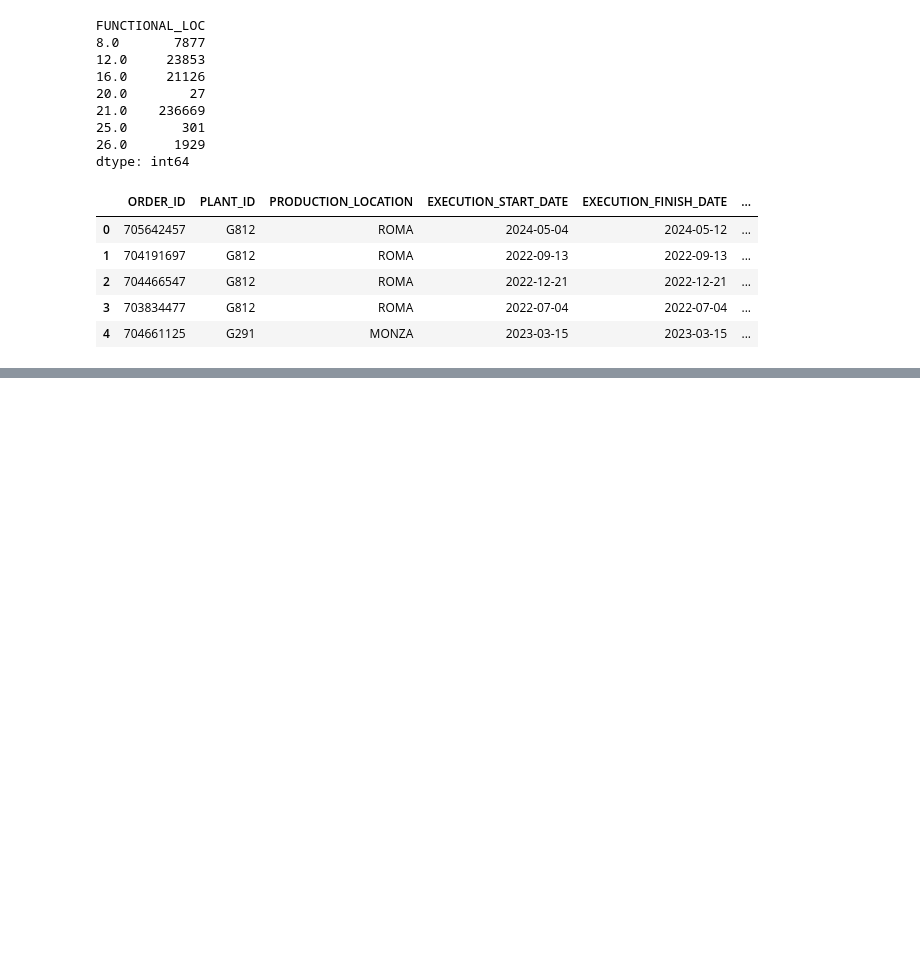
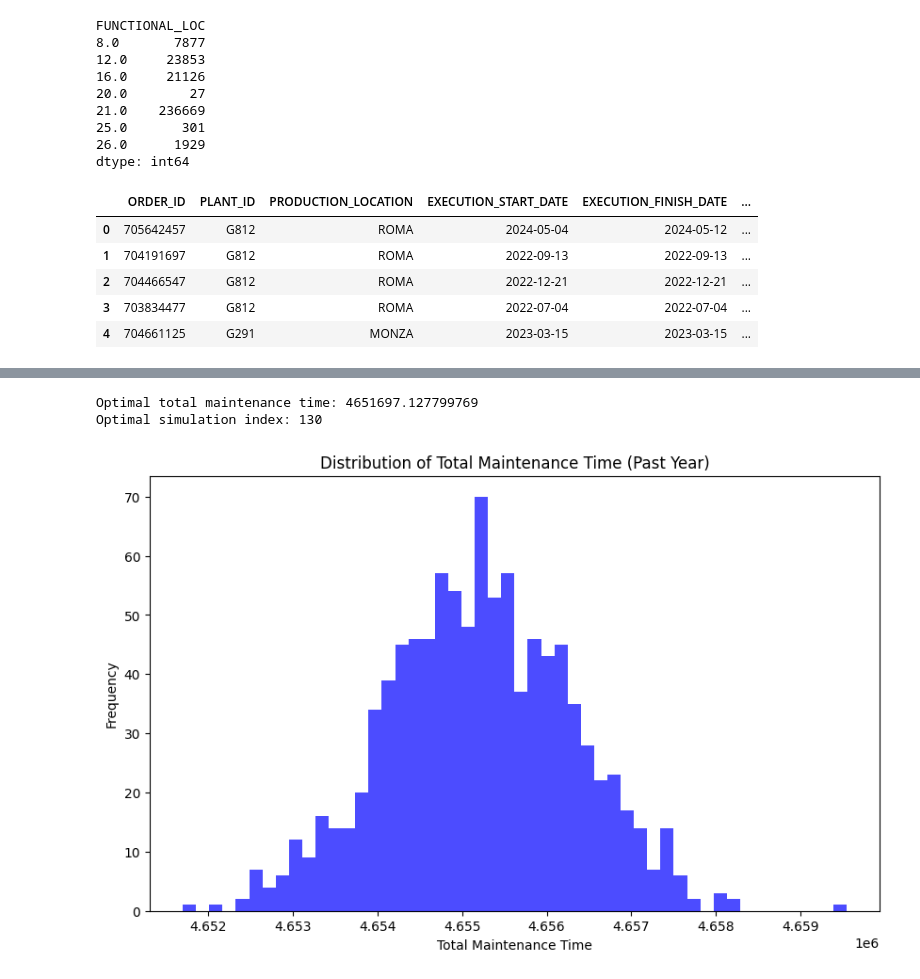
Before and after one commit to griffin-brown-95/GLB-Capstone-2, a Jupyter notebook: eda.ipynb, the cells around one changed output, grey strips where cells are left out. Cells and saved outputs as stored; diff of their text form; code cells hidden in the pictures; blank space fills up the shorter version.

```diff
--- a/eda.ipynb
+++ b/eda.ipynb
@@ -476,0 +728,50 @@ filtered_selected_df
+# %%
+# Define the date range (e.g., simulate the past year)
+one_year_ago = pd.Timestamp.today() - pd.DateOffset(years=1)
+
+# Filter the DataFrame to include only jobs from the past year
+df_lifespan_filtered = df_lifespan[df_lifespan['EXECUTION_START_DATE'] >= one_year_ago].copy()
+
+# Parameters
+num_simulations = 1000  # Number of Monte Carlo simulations
+num_jobs = len(df_lifespan_filtered)  # Number of jobs in the past year
+
+# Create a placeholder for the simulation results
+sim_results = []
+
+# Monte Carlo simulation loop
+for i in range(num_simulations):
+    # Simulate the random 'LIFE' and 'MAINTENANCE TIME' for each job in the past year
+    df_lifespan_filtered['SIMULATED_LIFE'] = np.random.normal(df_lifespan_filtered['MEAN_LIFESPAN'], 0.2)  # Simulated lifespan
+    df_lifespan_filtered['SIMULATED_MAINTENANCE_TIME'] = np.random.normal(df_lifespan_filtered['MEAN_TIME_MAINTENENCE'], 5)  # Simulated maintenance time
+
+    # Simulate the next job start dates based on the random 'SIMULATED_LIFE'
+    df_lifespan_filtered['SIMULATED_START_DATE'] = df_lifespan_filtered['EXECUTION_START_DATE'] + pd.to_timedelta(df_lifespan_filtered['SIMULATED_LIFE'], unit='D')
+
+    # Calculate the total downtime or total maintenance time for each simulation
+    total_maintenance_time = df_lifespan_filtered['SIMULATED_MAINTENANCE_TIME'].sum()
+
+    # Store the result of this simulation
+    sim_results.append(total_maintenance_time)
+
+# Convert results into a DataFrame
+sim_results_df = pd.DataFrame(sim_results, columns=['Total_Maintenance_Time'])
+
+# Analyze the simulation results
+optimal_schedule = sim_results_df['Total_Maintenance_Time'].min()  # Find the optimal schedule that minimizes total maintenance time
+optimal_simulation = sim_results_df[sim_results_df['Total_Maintenance_Time'] == optimal_schedule].index[0]
+
+print(f"Optimal total maintenance time: {optimal_schedule}")
+print(f"Optimal simulation index: {optimal_simulation}")
+
+# Plot the distribution of total maintenance times
+plt.figure(figsize=(10, 6))
+plt.hist(sim_results_df['Total_Maintenance_Time'], bins=50, alpha=0.7, color='blue')
+plt.title('Distribution of Total Maintenance Time (Past Year)')
+plt.xlabel('Total Maintenance Time')
+plt.ylabel('Frequency')
+plt.show()
+# %% [output]
+Optimal total maintenance time: 4651697.127799769
+Optimal simulation index: 130
+[figure, added]
```
Also changed, not shown: parts of 37 cells of this notebook, 2 other files.
